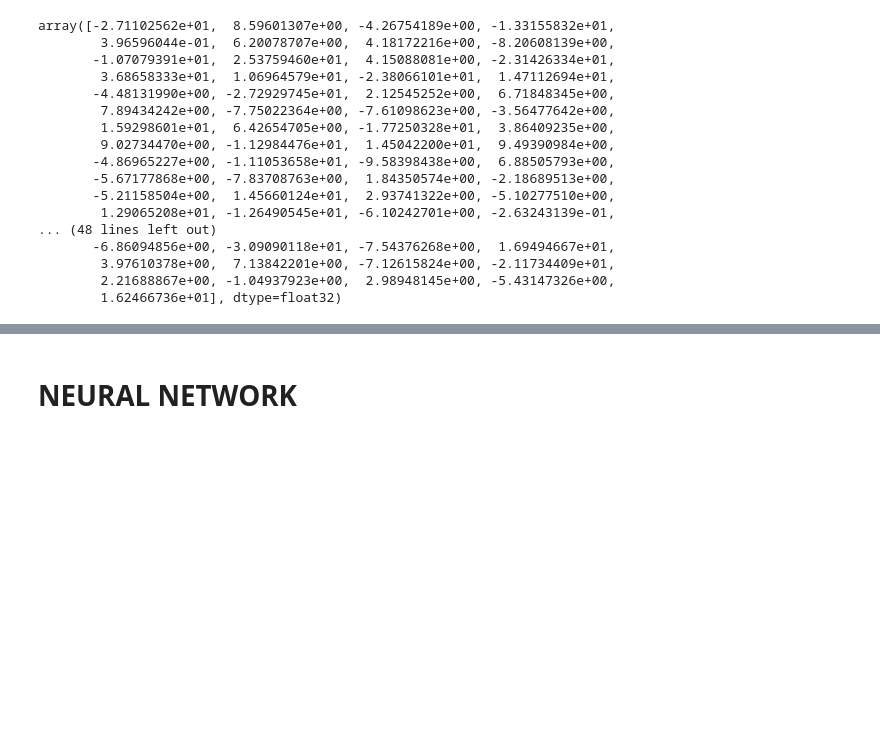
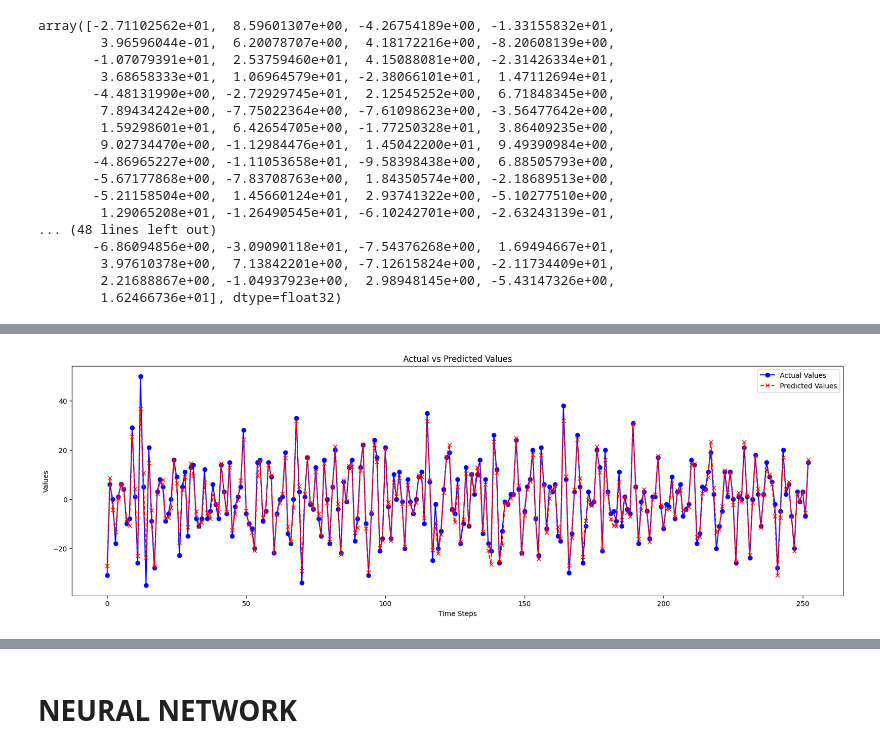
Before and after one commit to vijays4404/TimeSeries, a Jupyter notebook: oscillation-prediction.ipynb, the cells around one changed output, grey strips where cells are left out. Saved outputs shown, nothing was run; the diff lists cells and outputs as text; code cells hidden in the pictures; blank space fills up the shorter version.

```diff
--- a/oscillation-prediction.ipynb
+++ b/oscillation-prediction.ipynb
@@ -328,0 +338,24 @@ Name: Valeur flottante, Length: 253, dtype: int64
+# %%
+import matplotlib.pyplot as plt
+
+# Plotting
+plt.figure(figsize=(20, 6))
+
+# Plot the actual values
+plt.plot(y_test_new.reset_index(drop=True), label='Actual Values', color='blue', linestyle='-', marker='o')
+
+# Plot the predicted values
+plt.plot(y_pred, label='Predicted Values', color='red', linestyle='--', marker='x')
+
+# Add labels and title
+plt.xlabel('Time Steps')
+plt.ylabel('Values')
+plt.title('Actual vs Predicted Values')
+
+# Show legend to distinguish between actual and predicted lines
+plt.legend()
+
+# Display the plot
+plt.show()
+# %% [output]
+[figure, added]
```
Also changed, not shown: parts of 14 cells of this notebook.
